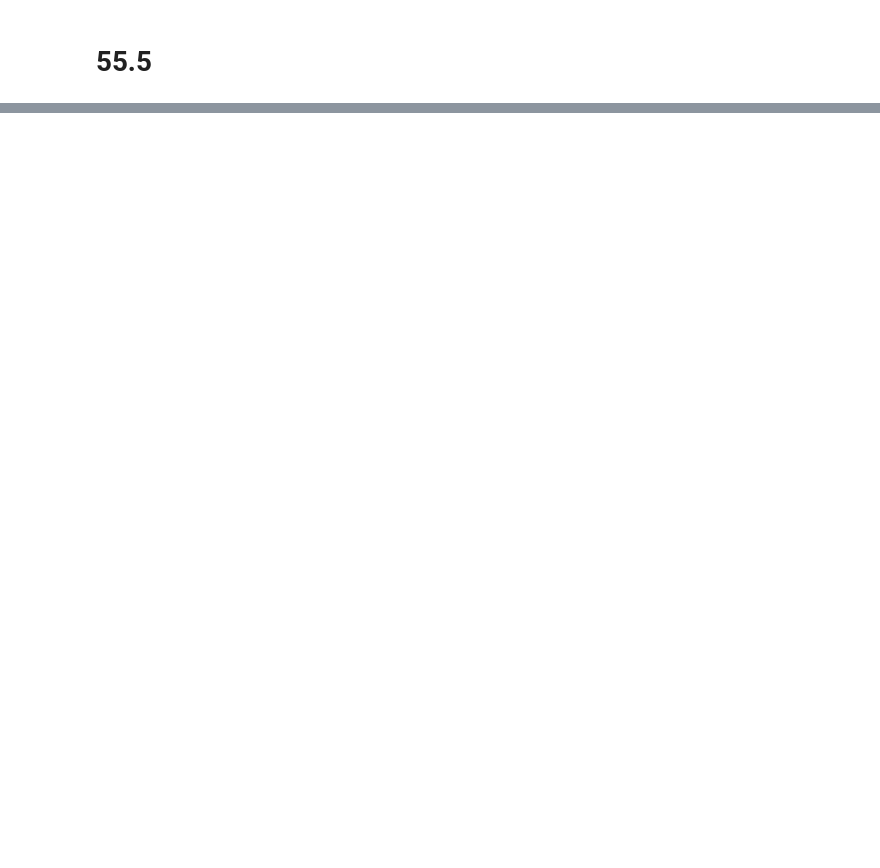
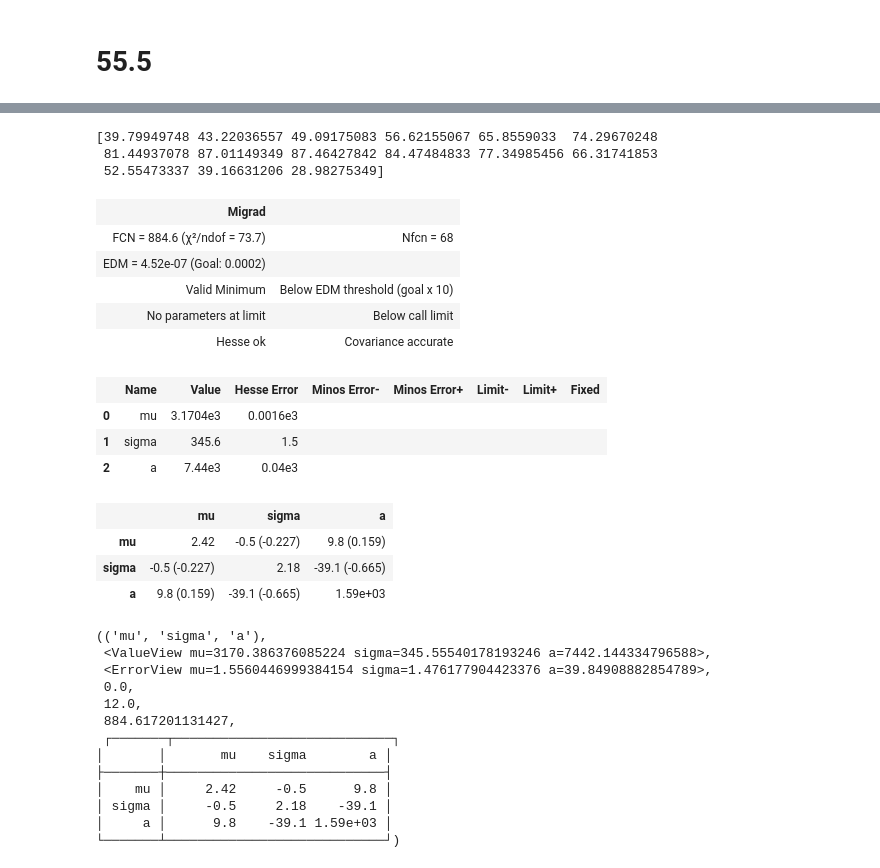
Before and after one commit to Pavar0tty/Laboratorio_SiPM, a Jupyter notebook: Analisi/Parte 2/BGO_analisi.ipynb, the cells around one changed output, grey strips where cells are left out. Saved outputs shown, nothing was run; the diff lists cells and outputs as text; code cells hidden in the pictures; blank space fills up the shorter version.

Commit message:
fit primo picco BGO

```diff
--- a/Analisi/Parte 2/BGO_analisi.ipynb
+++ b/Analisi/Parte 2/BGO_analisi.ipynb
@@ -13,3 +18,7 @@ while not os.getcwd().endswith('Laboratorio_SiPM'):
+# %%
+#definisco le varie funzioni
+def gauss(x, mu, sigma, a):
+    return a * np.exp(-0.5 * ((x - mu) / sigma) ** 2)
 # %% [markdown]
 # 55.5
 # %%
@@ -26,0 +36,38 @@ Text(0.5, 1.0, 'Cristallo BGO')
+# %%
+start_index = 34
+end_index = 49
+df_primo_picco_sodio = df.iloc[start_index:end_index]
+err_primo_picco_sodio = np.array(np.sqrt(df_primo_picco_sodio['Counts']))
+print(err_primo_picco_sodio)
+LS_fit(df_primo_picco_sodio['ADC'], df_primo_picco_sodio['Counts'], err_primo_picco_sodio, gauss, mu = 3170, sigma = 350, a = 7400 )
+# %% [output]
+[39.79949748 43.22036557 49.09175083 56.62155067 65.8559033  74.29670248
+ 81.44937078 87.01149349 87.46427842 84.47484833 77.34985456 66.31741853
+ 52.55473337 39.16631206 28.98275349]
+| Migrad |  |
+| FCN = 884.6 (χ²/ndof = 73.7) | Nfcn = 68 |
+| EDM = 4.52e-07 (Goal: 0.0002) |  |
+| Valid Minimum | Below EDM threshold (goal x 10) |
+| No parameters at limit | Below call limit |
+| Hesse ok | Covariance accurate |
+|  | Name | Value | Hesse Error | Minos Error- | Minos Error+ | Limit- | Limit+ | Fixed |
+| 0 | mu | 3.1704e3 | 0.0016e3 |  |  |  |  |  |
+| 1 | sigma | 345.6 | 1.5 |  |  |  |  |  |
+| 2 | a | 7.44e3 | 0.04e3 |  |  |  |  |  |
+|  | mu | sigma | a |
+| mu | 2.42 | -0.5 (-0.227) | 9.8 (0.159) |
+| sigma | -0.5 (-0.227) | 2.18 | -39.1 (-0.665) |
+| a | 9.8 (0.159) | -39.1 (-0.665) | 1.59e+03 |
+(('mu', 'sigma', 'a'),
+ <ValueView mu=3170.386376085224 sigma=345.55540178193246 a=7442.144334796588>,
+ <ErrorView mu=1.5560446999384154 sigma=1.476177904423376 a=39.84908882854789>,
+ 0.0,
+ 12.0,
+ 884.617201131427,
+ ┌───────┬────────────────────────────┐
+│       │       mu    sigma        a │
+├───────┼────────────────────────────┤
+│    mu │     2.42     -0.5      9.8 │
+│ sigma │     -0.5     2.18    -39.1 │
+│     a │      9.8    -39.1 1.59e+03 │
+└───────┴────────────────────────────┘)
```
Also changed, not shown: parts of 2 cells of this notebook.
